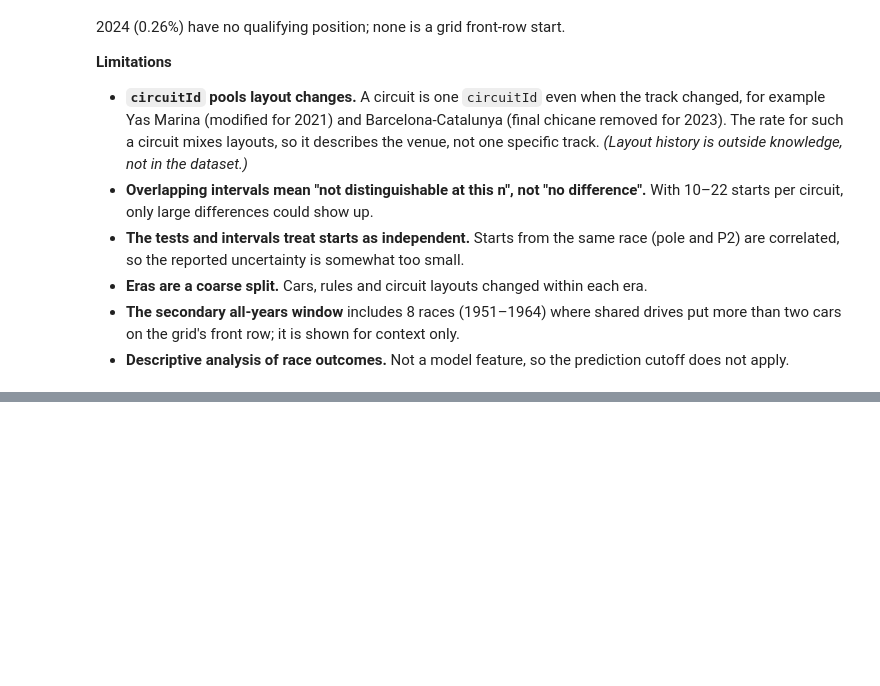
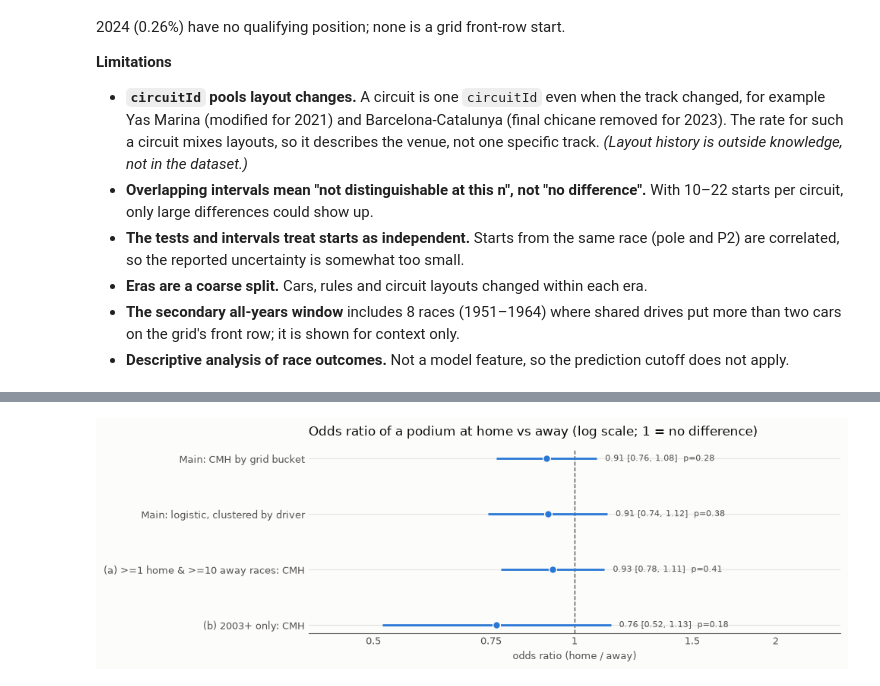
Before and after one commit to YShimy/f1-podium, a Jupyter notebook: notebooks/milestone1.ipynb, the cells around one changed output, grey strips where cells are left out. Drawn from its saved outputs; the diff is of its cells as text; code cells hidden in the pictures; blank space fills up the shorter version.

```diff
--- a/notebooks/milestone1.ipynb
+++ b/notebooks/milestone1.ipynb
@@ -2167,0 +2321,10 @@ have no qualifying position; none is a grid front-row start.
+# %%
+effects = de.q2_effects(home_df)
+shown = effects[["analysis", "method", "n_rows", "n_home", "odds_ratio", "ci_low", "ci_high", "p_value",
+                 "homogeneity_p", "strata_dropped"]].copy()
+shown["strata_dropped"] = shown["strata_dropped"].map(", ".join)
+display(shown.set_index(["analysis", "method"]).round({"odds_ratio": 3, "ci_low": 3, "ci_high": 3,
+                                                       "p_value": 4, "homogeneity_p": 3}))
+logit_row = effects[effects["method"].str.startswith("logistic")].iloc[0]
+assert logit_row["converged"], "the logistic regression did not converge"
+print(f"logistic: {int(logit_row['n_drivers'])} driver clusters, converged = {logit_row['converged']}")
@@ -2167,0 +2339,30 @@ have no qualifying position; none is a grid front-row start.
+# %%
+from matplotlib.ticker import FixedLocator, FuncFormatter
+
+short = [
+    "Main: CMH by grid bucket",
+    "Main: logistic, clustered by driver",
+    "(a) >=1 home & >=10 away races: CMH",
+    f"(b) {config.Q2_RECENT_START_YEAR}+ only: CMH",
+]
+y = np.arange(len(effects))[::-1]
+fig, ax = plots.new_figure(height=3.4)
+ax.axvline(1.0, color=plots.INK_MUTED, linewidth=1, linestyle="--", zorder=1)
+ax.hlines(y, effects["ci_low"], effects["ci_high"], color=plots.SERIES[0], linewidth=2, zorder=2)
+ax.plot(effects["odds_ratio"], y, "o", color=plots.SERIES[0], markersize=7, markeredgecolor=plots.SURFACE, zorder=3)
+for yi, r in zip(y, effects.itertuples()):
+    ax.annotate(f"{r.odds_ratio:.2f} [{r.ci_low:.2f}, {r.ci_high:.2f}]  p={r.p_value:.2f}", (r.ci_high, yi),
+                xytext=(8, 0), textcoords="offset points", va="center", color=plots.INK_MUTED, fontsize=8)
+ax.set_xscale("log")
+ax.set_xlim(0.4, 2.5)
+ax.xaxis.set_major_locator(FixedLocator([0.5, 0.75, 1.0, 1.5, 2.0]))
+ax.xaxis.set_minor_locator(FixedLocator([]))
+ax.xaxis.set_major_formatter(FuncFormatter(lambda v, _: f"{v:g}"))
+ax.set_yticks(y)
+ax.set_yticklabels(short)
+plots.style_axes(ax, "Odds ratio of a podium at home vs away (log scale; 1 = no difference)",
+                 xlabel="odds ratio (home / away)")
+fig.tight_layout()
+plt.show()
+# %% [output]
+[figure, added]
```
Also changed, not shown: parts of 13 cells of this notebook, 2 other files.
